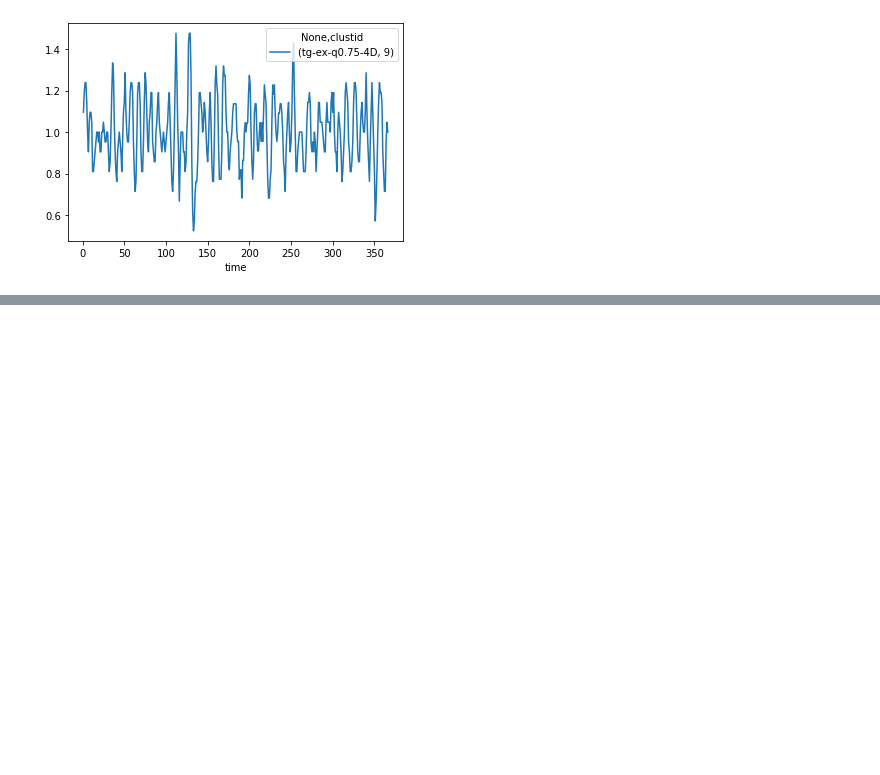
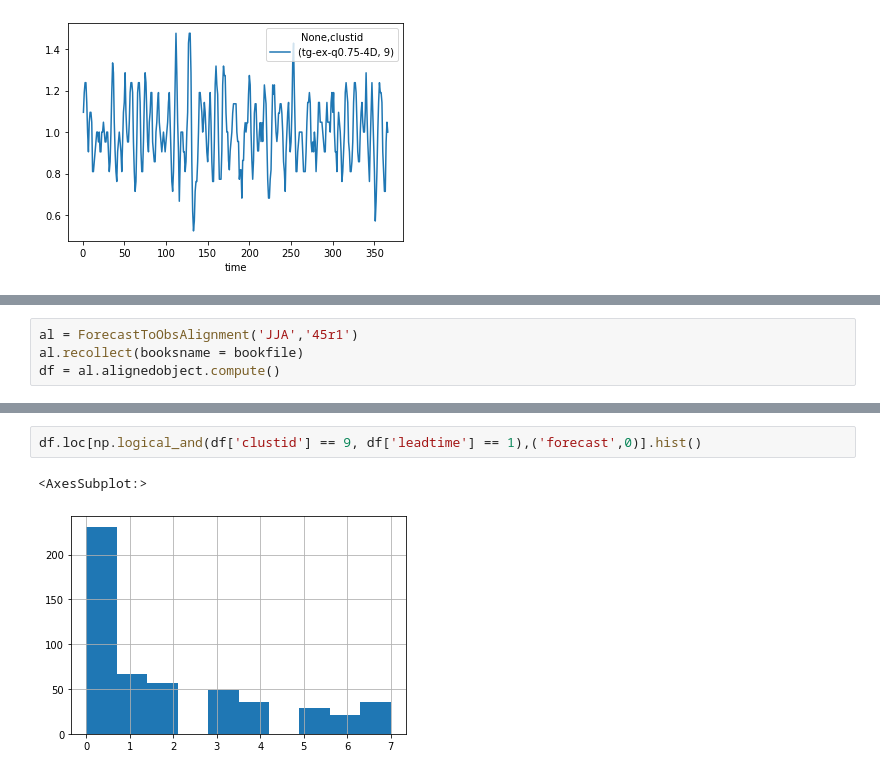
Before and after one commit to chiemvs/SubSeas, a Jupyter notebook: Check_hotdays.ipynb, the cells around one changed output, grey strips where cells are left out. Cells and saved outputs as stored; diff of their text form; blank space fills up the shorter version.

```diff
--- a/Check_hotdays.ipynb
+++ b/Check_hotdays.ipynb
@@ -48,0 +64,4 @@ df.loc[:,(slice(None),9)].groupby(df.index.day_of_year).mean().plot()
+# %%
+al = ForecastToObsAlignment('JJA','45r1')
+al.recollect(booksname = bookfile)
+df = al.alignedobject.compute()
@@ -48,0 +85,5 @@ df.loc[:,(slice(None),9)].groupby(df.index.day_of_year).mean().plot()
+# %%
+df.loc[np.logical_and(df['clustid'] == 9, df['leadtime'] == 1),('forecast',0)].hist()
+# %% [output]
+<AxesSubplot:>
+[figure, added]
```
Also changed, not shown: parts of 18 cells of this notebook, 5 other files.
